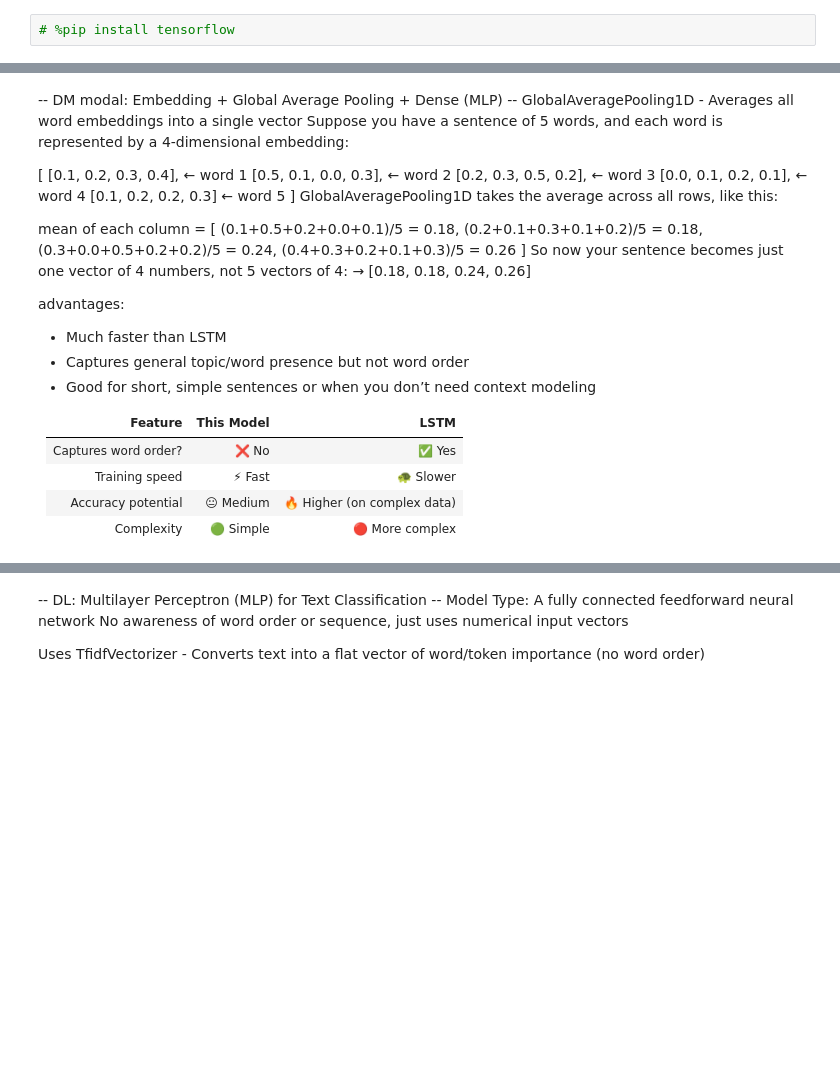
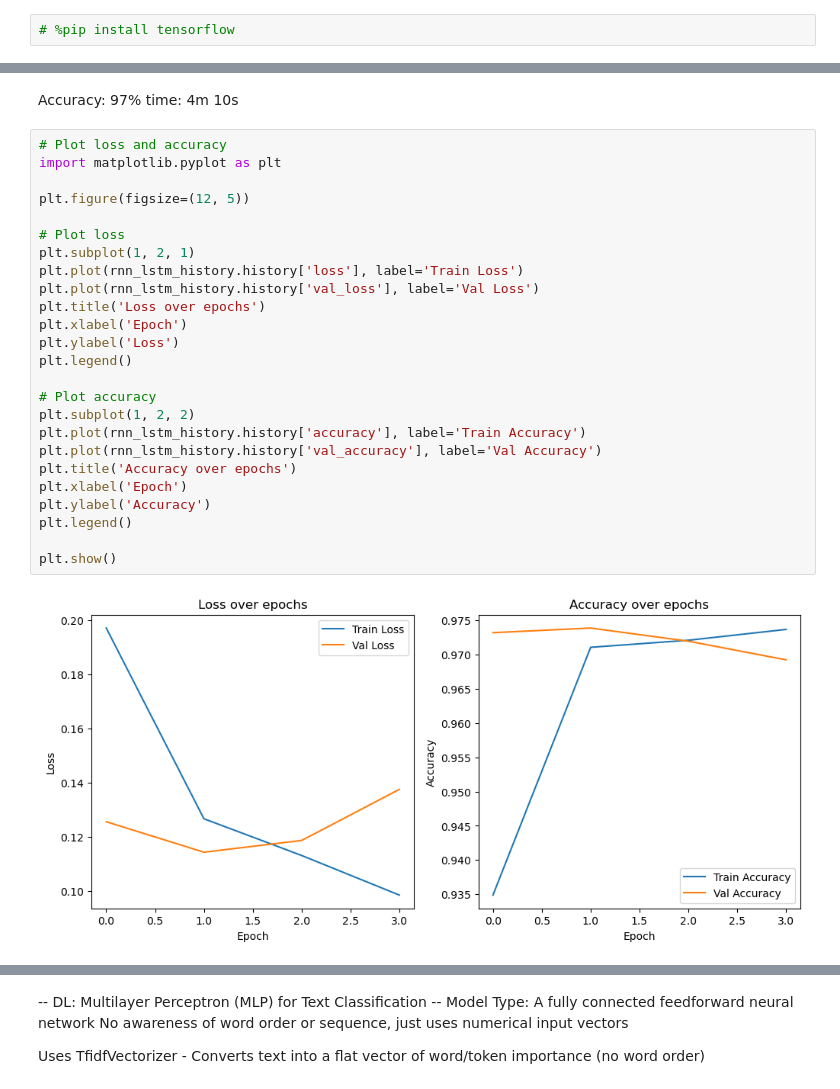
Before and after one commit to flyeagle12/text_pro, a Jupyter notebook: pro.ipynb, the cells around one changed output, grey strips where cells are left out. Drawn from its saved outputs; the diff is of its cells as text; blank space fills up the shorter version.

```diff
--- a/pro.ipynb
+++ b/pro.ipynb
@@ -386,34 +418,30 @@ print(predict_lashon_hara("@dude you're such a liar"))
-# %% [markdown]
--- DM modal: Embedding + Global Average Pooling + Dense (MLP) --
-GlobalAveragePooling1D - Averages all word embeddings into a single vector
-Suppose you have a sentence of 5 words, and each word is represented by a 4-dimensional embedding:
-
-[
- [0.1, 0.2, 0.3, 0.4],  ← word 1
- [0.5, 0.1, 0.0, 0.3],  ← word 2
- [0.2, 0.3, 0.5, 0.2],  ← word 3
- [0.0, 0.1, 0.2, 0.1],  ← word 4
- [0.1, 0.2, 0.2, 0.3]   ← word 5
-]
-GlobalAveragePooling1D takes the average across all rows, like this:
-
-mean of each column = [
- (0.1+0.5+0.2+0.0+0.1)/5 = 0.18,
- (0.2+0.1+0.3+0.1+0.2)/5 = 0.18,
- (0.3+0.0+0.5+0.2+0.2)/5 = 0.24,
- (0.4+0.3+0.2+0.1+0.3)/5 = 0.26
-]
-So now your sentence becomes just one vector of 4 numbers, not 5 vectors of 4:
-→ [0.18, 0.18, 0.24, 0.26]
-
-advantages:
-- Much faster than LSTM
-- Captures general topic/word presence but not word order
-- Good for short, simple sentences or when you don’t need context modeling
-
-| Feature              | This Model         | LSTM                         |
-| -------------------- | ------------------ | ---------------------------  |
-| Captures word order? | ❌ No              | ✅ Yes                      |
-| Training speed       | ⚡ Fast            | 🐢 Slower                   |
-| Accuracy potential   | 😐 Medium          | 🔥 Higher (on complex data) |
-| Complexity           | 🟢 Simple          | 🔴 More complex             |
+# %% [markdown]
+Accuracy: 97%
+time: 4m 10s
+# %%
+# Plot loss and accuracy
+import matplotlib.pyplot as plt
+
+plt.figure(figsize=(12, 5))
+
+# Plot loss
+plt.subplot(1, 2, 1)
+plt.plot(rnn_lstm_history.history['loss'], label='Train Loss')
+plt.plot(rnn_lstm_history.history['val_loss'], label='Val Loss')
+plt.title('Loss over epochs')
+plt.xlabel('Epoch')
+plt.ylabel('Loss')
+plt.legend()
+
+# Plot accuracy
+plt.subplot(1, 2, 2)
+plt.plot(rnn_lstm_history.history['accuracy'], label='Train Accuracy')
+plt.plot(rnn_lstm_history.history['val_accuracy'], label='Val Accuracy')
+plt.title('Accuracy over epochs')
+plt.xlabel('Epoch')
+plt.ylabel('Accuracy')
+plt.legend()
+
+plt.show()
+# %% [output]
+[figure, added]
```
Also changed, not shown: parts of 89 cells of this notebook.
